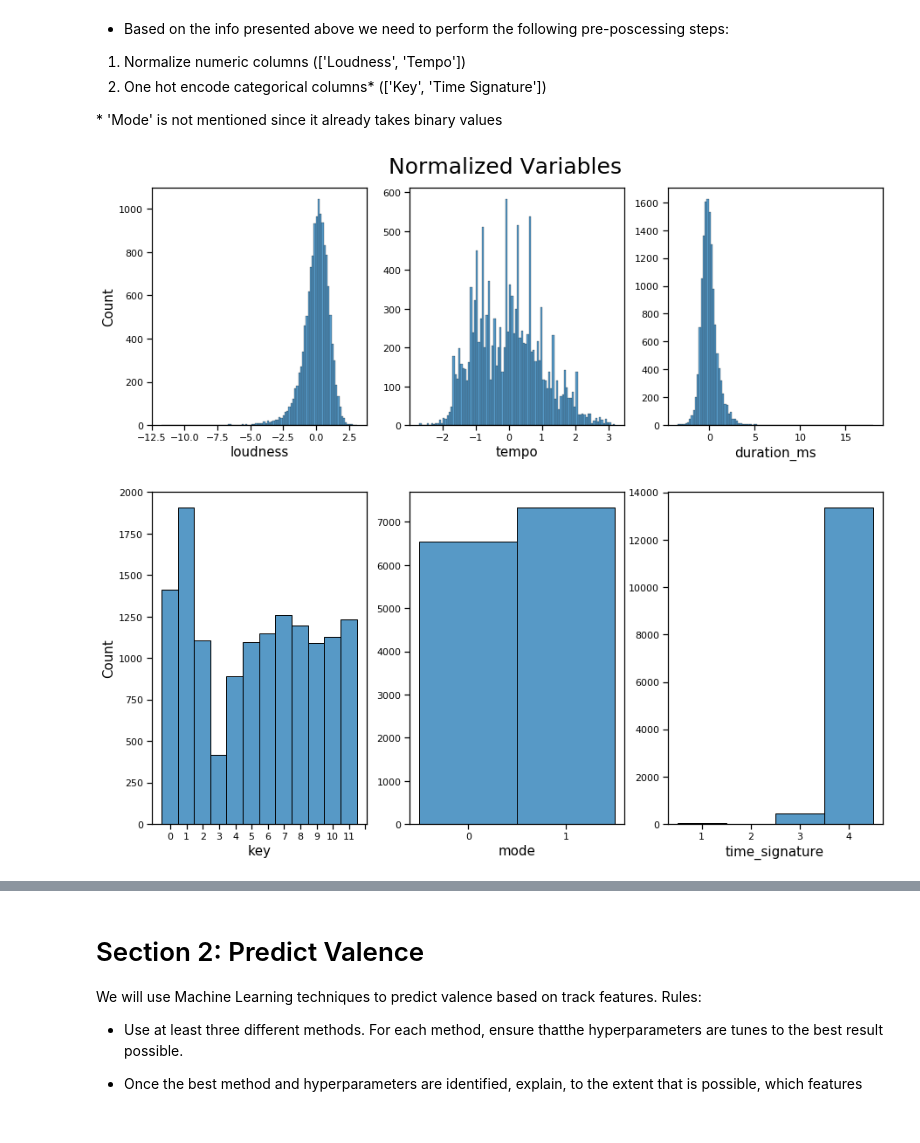
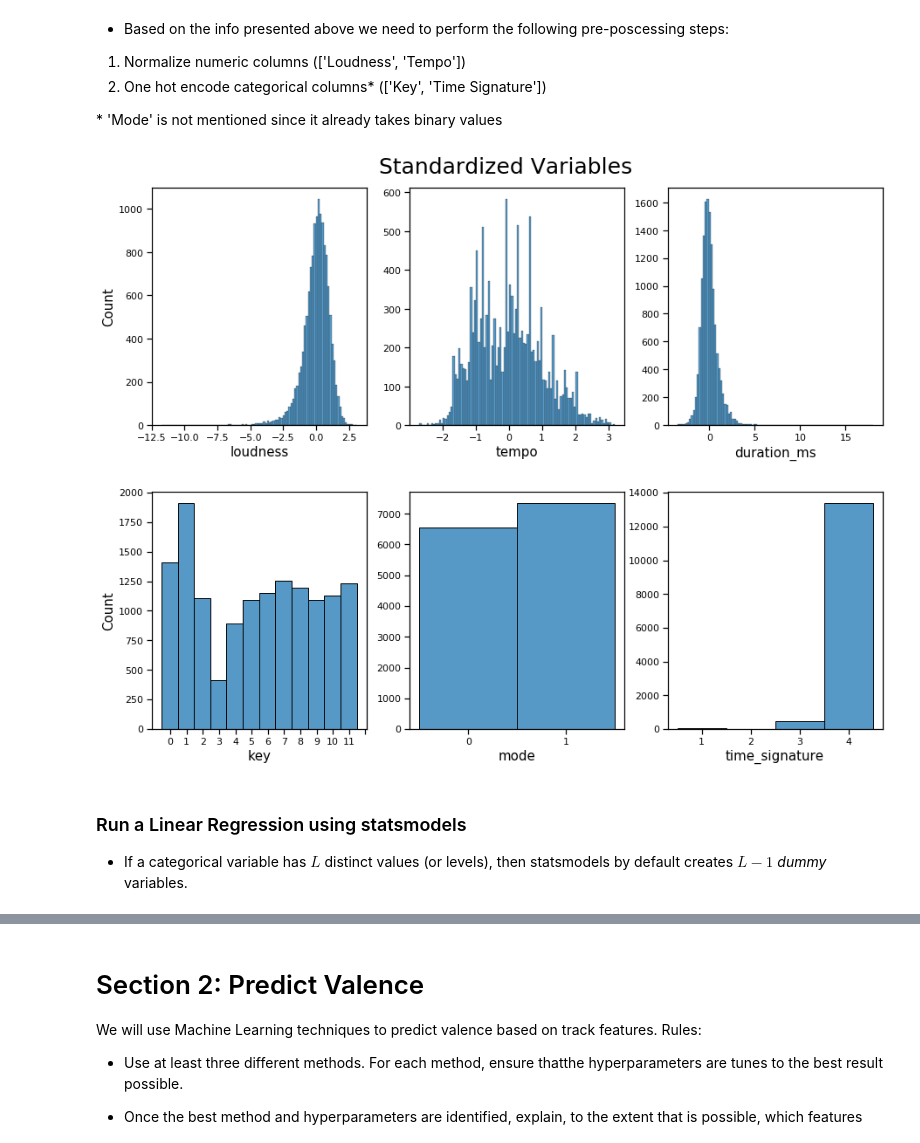
Before and after one commit to geo-chalk/spotify_valence, a Jupyter notebook: spotify_valence.ipynb, the cells around one changed output, grey strips where cells are left out. Drawn from its saved outputs; the diff is of its cells as text; code cells hidden in the pictures.

```diff
--- a/spotify_valence.ipynb
+++ b/spotify_valence.ipynb
@@ -379,11 +383,11 @@ for i, axis in enumerate(axes):
     except IndexError:
         break
 
-fig.suptitle('Standardize Variables', fontsize=25)
+fig.suptitle('Standardized Variables', fontsize=25)
 
 _ = sns.reset_orig
 # %% [output]
-[figure, old version]
+[figure, new version]
 # %%
 # fix styling
 sns.set_context("notebook", rc={"font.size":8,"axes.titlesize":8,"axes.labelsize":15})
@@ -393,33 +397,37 @@ categorical = df.loc[:, df.columns.isin(('key',	'mode',	'time_signature'))].colu
 lst = iter(categorical)
 
 # Create histograms
-fig, axes = plt.subplots(1, 3, figsize=(15, 7))
+fig, axes = plt.subplots(1, 3, figsize=(15, 5))
 
 
 for i, axis in enumerate(axes):
     try:
         col = next(lst)
         bin_num = len(df[col].value_counts())
         b = sns.histplot(data = df, x=col, bins=bin_num, ax=axis)
 
         # fix bin position
         if col == 'time_signature':
 
             b.set_xticks(np.arange(df[col].value_counts().keys().min()+0.5,bin_num+1, 1))
             b.set_xticklabels(np.arange(df[col].value_counts().keys().min(),bin_num+1, 1))
         elif col == 'key':
             b.set_xticks(np.arange(df[col].value_counts().keys().min()+0.5,bin_num, 0.915))
             b.set_xticklabels(np.arange(df[col].value_counts().keys().min(),bin_num, 1))
         else:
             b.set_xticks([0.25, 0.75])
             b.set_xticklabels([0,1])
         # keep only one 'count'
         if i != 0:
             b.set_ylabel(None)
     except IndexError:
         break
 
 
 _ = sns.reset_orig
 # %% [output]
-[figure, old version]
+[figure, new version]
+# %% [markdown]
+### Run a Linear Regression using statsmodels
+
+* If a categorical variable has $L$ distinct values (or levels), then statsmodels by default creates $L - 1$ *dummy* variables.
```
Also changed, not shown: parts of 58 cells of this notebook, 1 other file.
